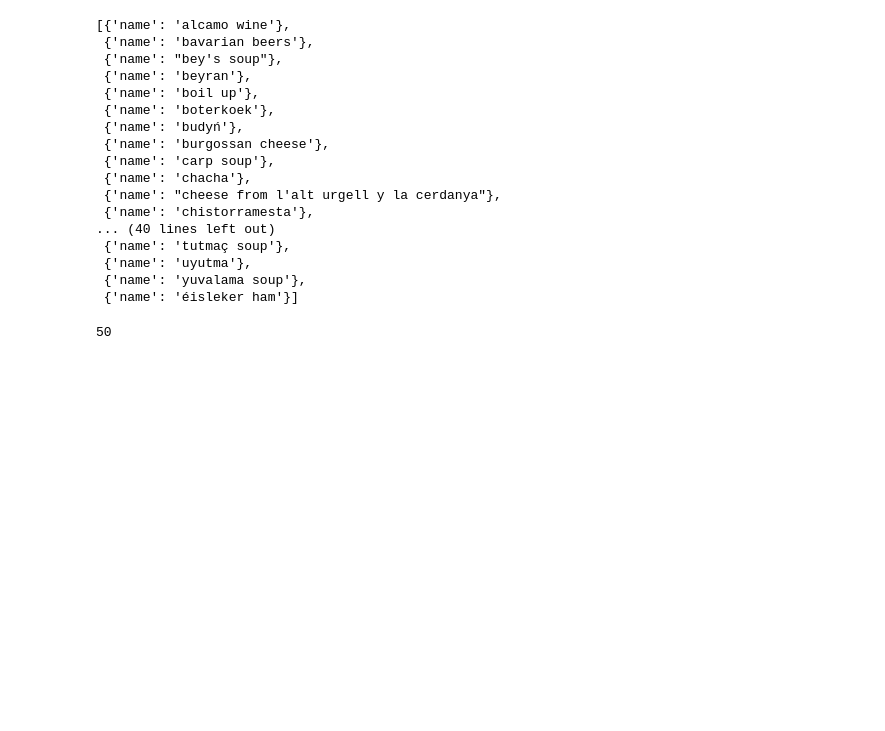
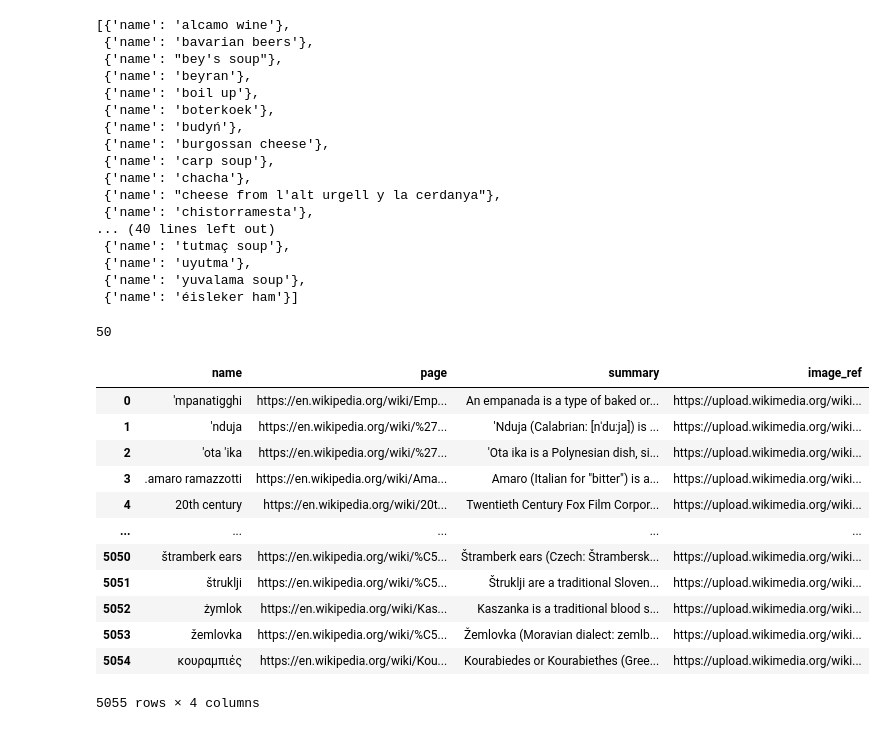
Before and after one commit to ravi-gopalan/DAND_Data_Wrangling, a Jupyter notebook: wikidata_sparql_query.ipynb, the cells around one changed output. Drawn from its saved outputs; the diff is of its cells as text; code cells hidden in the pictures; blank space fills up the shorter version.

```diff
--- a/wikidata_sparql_query.ipynb
+++ b/wikidata_sparql_query.ipynb
@@ -931,0 +930,17 @@ items_with_issues_list_fy
+# %%
+df_json = pd.read_json('taste_atlas_info.jsonl', lines=True)
+df_json
+# %% [output]
+|  | name | page | summary | image_ref |
+| 0 | 'mpanatigghi | https://en.wikipedia.org/wiki/Emp... | An empanada is a type of baked or... | https://upload.wikimedia.org/wiki... |
+| 1 | 'nduja | https://en.wikipedia.org/wiki/%27... | 'Nduja (Calabrian: [nˈduːja]) is ... | https://upload.wikimedia.org/wiki... |
+| 2 | 'ota 'ika | https://en.wikipedia.org/wiki/%27... | 'Ota ika is a Polynesian dish, si... | https://upload.wikimedia.org/wiki... |
+| 3 | .amaro ramazzotti | https://en.wikipedia.org/wiki/Ama... | Amaro (Italian for "bitter") is a... | https://upload.wikimedia.org/wiki... |
+| 4 | 20th century | https://en.wikipedia.org/wiki/20t... | Twentieth Century Fox Film Corpor... | https://upload.wikimedia.org/wiki... |
+| ... | ... | ... | ... | ... |
+| 5050 | štramberk ears | https://en.wikipedia.org/wiki/%C5... | Štramberk ears (Czech: Štrambersk... | https://upload.wikimedia.org/wiki... |
+| 5051 | štruklji | https://en.wikipedia.org/wiki/%C5... | Štruklji are a traditional Sloven... | https://upload.wikimedia.org/wiki... |
+| 5052 | żymlok | https://en.wikipedia.org/wiki/Kas... | Kaszanka is a traditional blood s... | https://upload.wikimedia.org/wiki... |
+| 5053 | žemlovka | https://en.wikipedia.org/wiki/%C5... | Žemlovka (Moravian dialect: zemlb... | https://upload.wikimedia.org/wiki... |
+| 5054 | κουραμπιές | https://en.wikipedia.org/wiki/Kou... | Kourabiedes or Kourabiethes (Gree... | https://upload.wikimedia.org/wiki... |
+5055 rows × 4 columns
```
Also changed, not shown: parts of 2 cells of this notebook.
